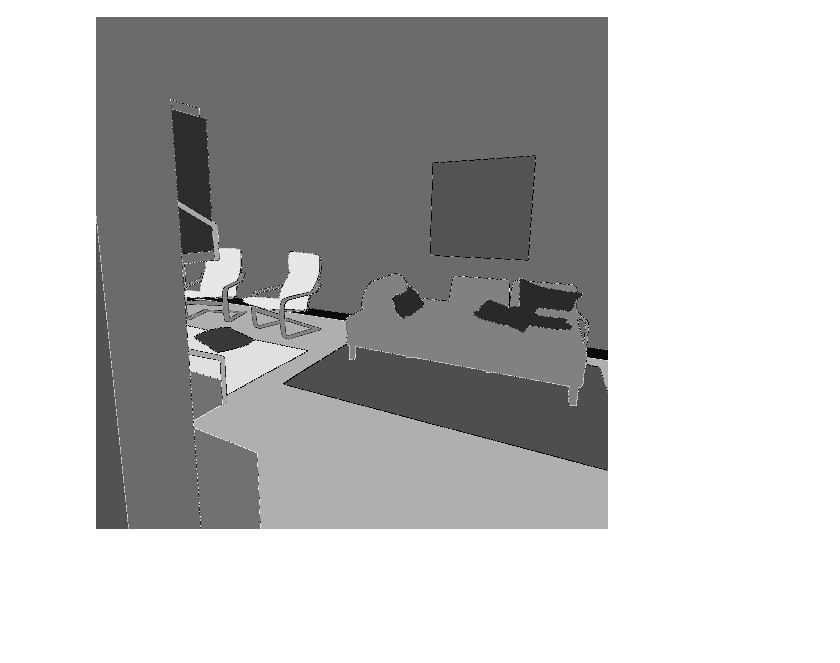
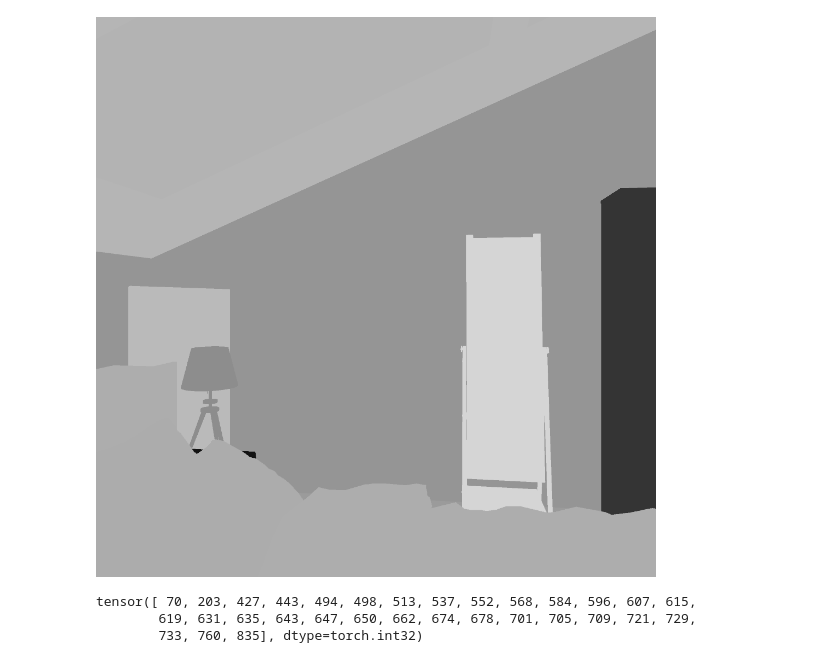
Before and after one commit to MichelleAppel/image-synthesis, a Jupyter notebook: MLSynthesis.ipynb, the cells around one changed output. Saved outputs shown, nothing was run; the diff lists cells and outputs as text; code cells hidden in the pictures; blank space fills up the shorter version.

```diff
--- a/MLSynthesis.ipynb
+++ b/MLSynthesis.ipynb
@@ -73,5 +6,5 @@ class SynthesisDataset(Dataset):
 # %%
-synthesis_dataset = SynthesisDataset("..\simulation-synthesis\output\MLDataset")
+synthesis_dataset = SynthesisDataset("..\simulation-synthesis\output\MLDataset", extension='.png')
 # %%
 synthesis_dataset.modalities
 # %% [output]
@@ -109,4 +18,4 @@ for color in colors:
 # %%
-synthesis_dataset.toPilImage(semantic_ids)
+synthesis_dataset.toPilImage(item['indexid'])
 # %% [output]
-[figure, old version]
+[figure, new version]
@@ -112,0 +24,6 @@ synthesis_dataset.toPilImage(semantic_ids)
+# %%
+intid.unique()
+# %% [output]
+tensor([ 70, 203, 427, 443, 494, 498, 513, 537, 552, 568, 584, 596, 607, 615,
+        619, 631, 635, 643, 647, 650, 662, 674, 678, 701, 705, 709, 721, 729,
+        733, 760, 835], dtype=torch.int32)
```
Also changed, not shown: parts of 11 cells of this notebook, 1 other file.
